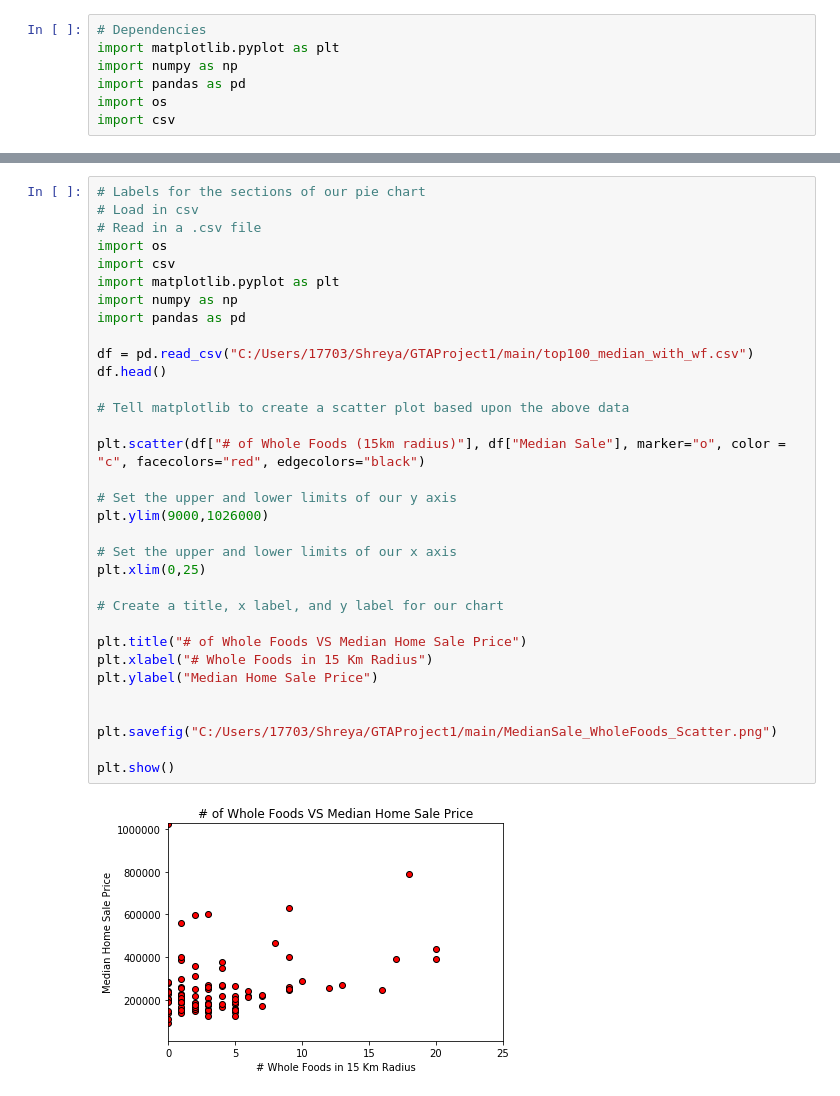
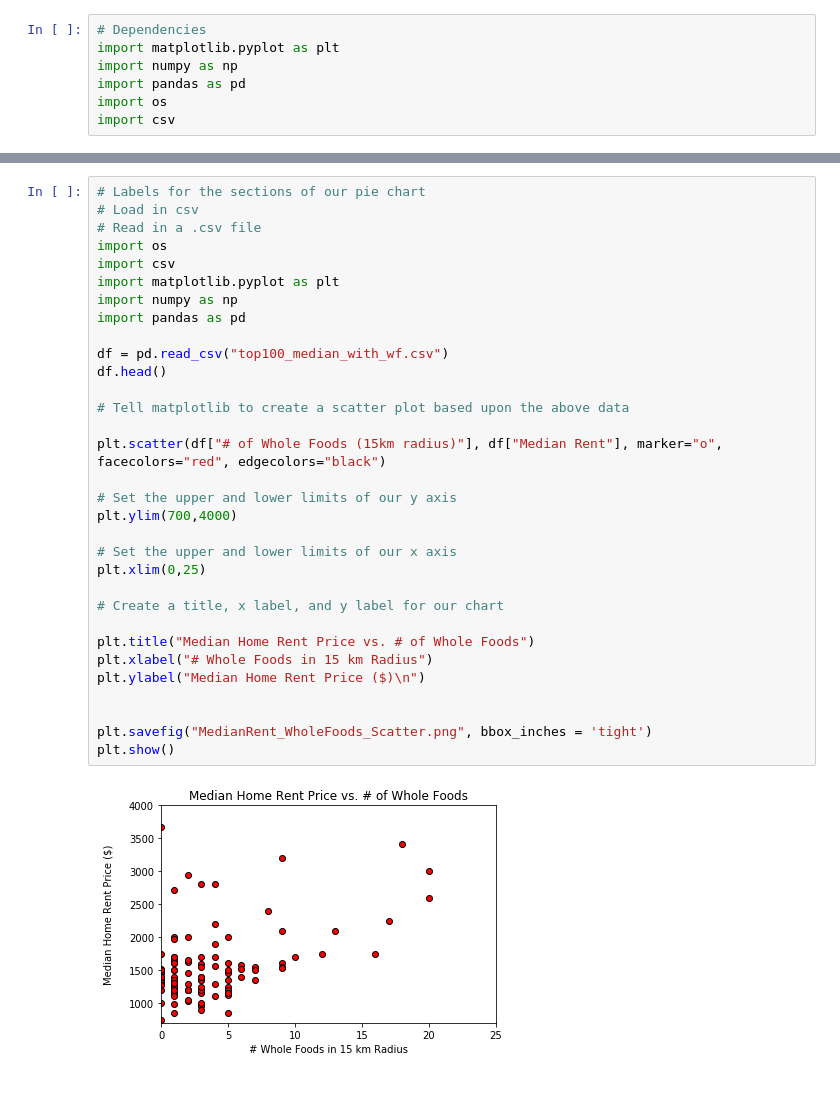
Before and after one commit to shreymukh2020/GTAProject1, a Jupyter notebook: main/City_housing_graphs.ipynb, the cells around one changed output, grey strips where cells are left out. Cells and saved outputs as stored; diff of their text form.

```diff
--- a/main/City_housing_graphs.ipynb
+++ b/main/City_housing_graphs.ipynb
@@ -91,35 +87,34 @@ plt.show()
 # %%
 # Labels for the sections of our pie chart
 # Load in csv
 # Read in a .csv file
 import os
 import csv
 import matplotlib.pyplot as plt
 import numpy as np
 import pandas as pd
 
-df = pd.read_csv("C:/Users/17703/Shreya/GTAProject1/main/top100_median_with_wf.csv")
+df = pd.read_csv("top100_median_with_wf.csv")
 df.head()
 
 # Tell matplotlib to create a scatter plot based upon the above data
 
-plt.scatter(df["# of Whole Foods (15km radius)"], df["Median Sale"], marker="o", color = "c", facecolors="red", edgecolors="black")
+plt.scatter(df["# of Whole Foods (15km radius)"], df["Median Rent"], marker="o", facecolors="red", edgecolors="black")
 
 # Set the upper and lower limits of our y axis
-plt.ylim(9000,1026000)
+plt.ylim(700,4000)
 
 # Set the upper and lower limits of our x axis
 plt.xlim(0,25)
 
 # Create a title, x label, and y label for our chart
 
-plt.title("# of Whole Foods VS Median Home Sale Price")
-plt.xlabel("# Whole Foods in 15 Km Radius")
-plt.ylabel("Median Home Sale Price")
+plt.title("Median Home Rent Price vs. # of Whole Foods")
+plt.xlabel("# Whole Foods in 15 km Radius")
+plt.ylabel("Median Home Rent Price ($)\n")
 
 
-plt.savefig("C:/Users/17703/Shreya/GTAProject1/main/MedianSale_WholeFoods_Scatter.png")
-
+plt.savefig("MedianRent_WholeFoods_Scatter.png", bbox_inches = 'tight')
 plt.show()
 # %% [output]
-[figure, old version]
+[figure, new version]
```
Also changed, not shown: parts of 9 cells of this notebook, 9 other files.
